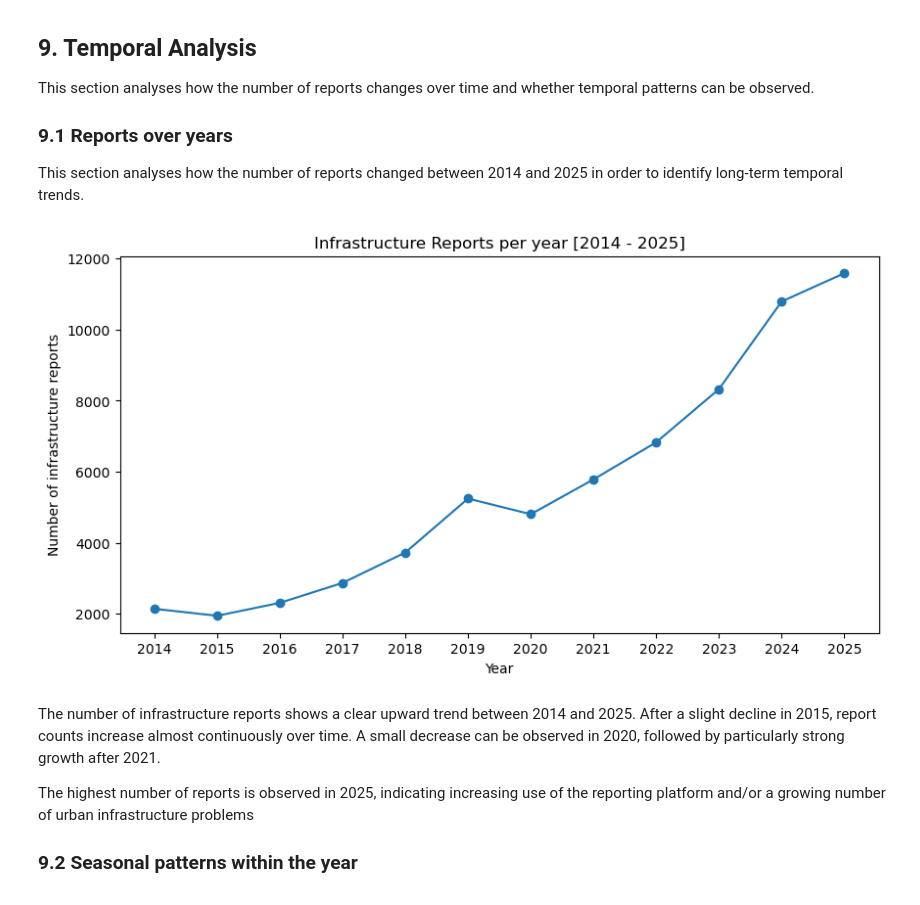
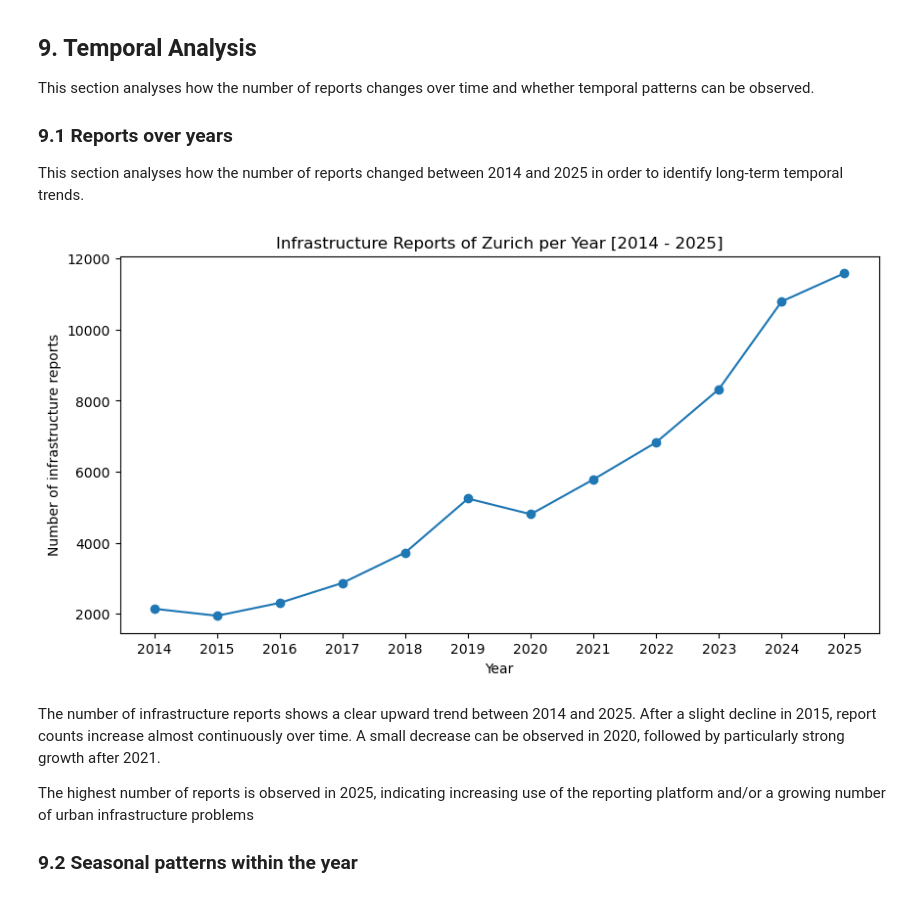
Before and after one commit to konaarnold/zueri-wie-neu-analysis, a Jupyter notebook: notebooks/zueri_wie_neu_analysis.ipynb, the cells around one changed output. Saved outputs shown, nothing was run; the diff lists cells and outputs as text; code cells hidden in the pictures.

```diff
--- a/notebooks/zueri_wie_neu_analysis.ipynb
+++ b/notebooks/zueri_wie_neu_analysis.ipynb
@@ -830,30 +830,30 @@ This section analyses how the number of reports changed between 2014 and 2025 in
 # %%
 fig, ax = plt.subplots(figsize=(10, 5))
 
 # count reports per year and create line chart
 zurich_reports_clean.groupby("year").size().plot(
     kind="line",
     marker="o",
     ax=ax
 )
 
-ax.set_title("Infrastructure Reports per year [2014 - 2025]")
+ax.set_title("Infrastructure Reports of Zurich per Year [2014 - 2025]")
 ax.set_xlabel("Year")
 ax.set_ylabel("Number of infrastructure reports")
 
 # show every year on x-axis
 ax.set_xticks(range(2014, 2026))
 
 # save figure
 fig.savefig(
-    "../outputs/maps/reports_per_year_2014_to_2025.png",
+    "../outputs/graphs/reports_per_year_zh_2014_to_2025.png",
     dpi=300,
     bbox_inches="tight"
 )
 
 plt.show()
 # %% [output]
-[figure, old version]
+[figure, new version]
 # %% [markdown]
 The number of infrastructure reports shows a clear upward trend between 2014 and 2025. After a slight decline in 2015, report counts increase almost continuously over time. A small decrease can be observed in 2020, followed by particularly strong growth after 2021.
 
```
Also changed, not shown: parts of 10 cells of this notebook, 13 other files.
